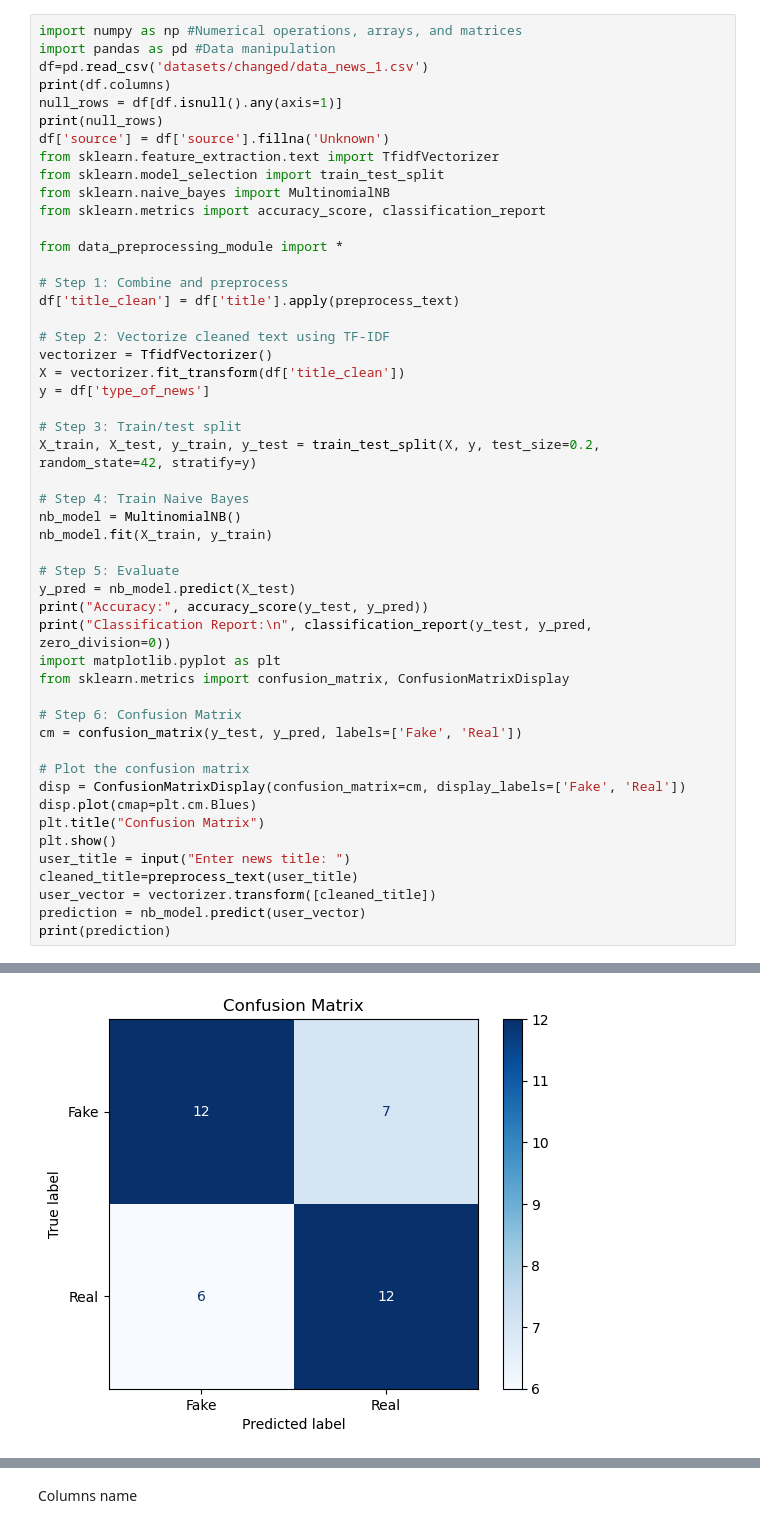
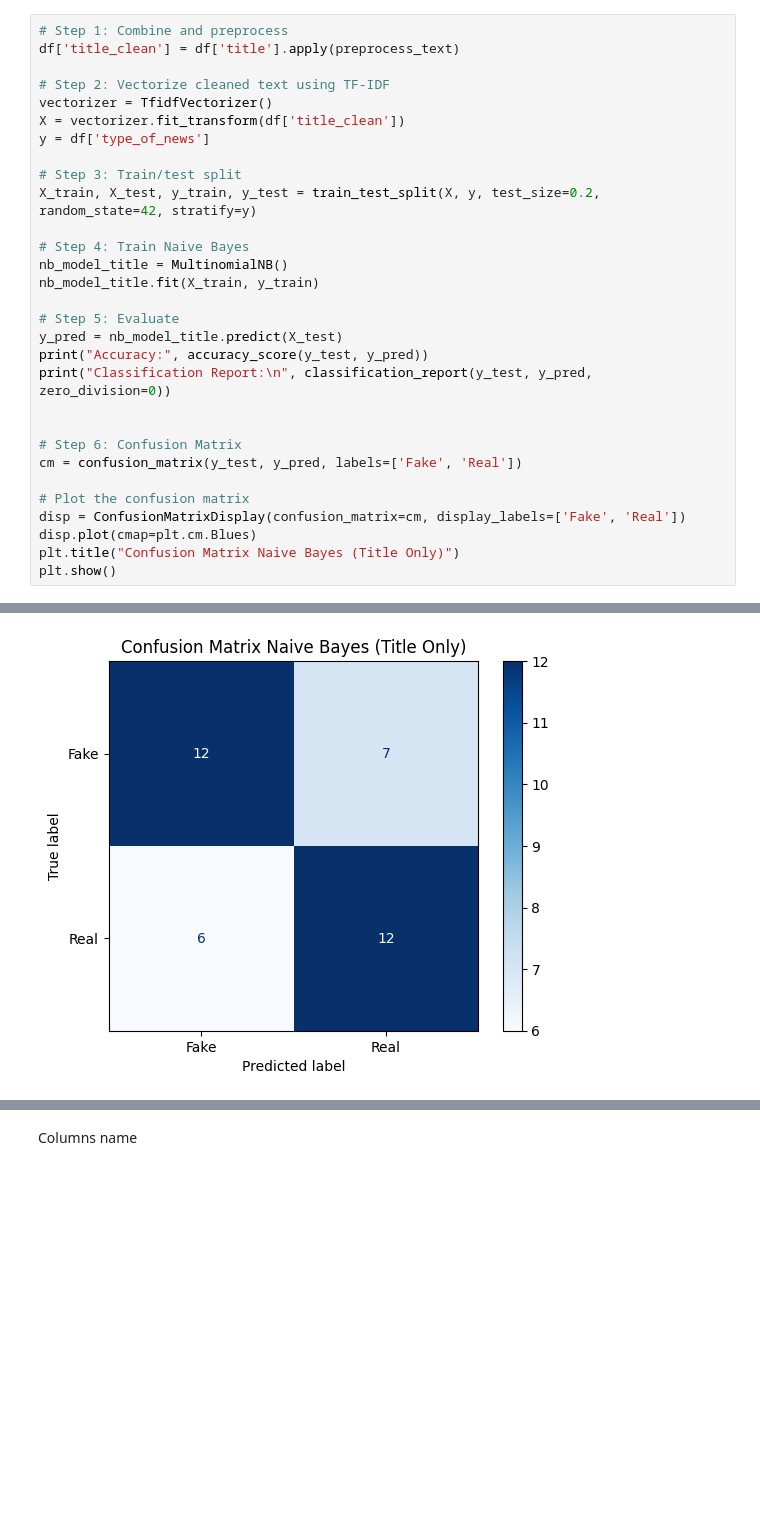
Before and after one commit to Panthi2001/Natural_Language, a Jupyter notebook: naiveBayesUnigram.ipynb, the cells around one changed output, grey strips where cells are left out. Saved outputs shown, nothing was run; the diff lists cells and outputs as text; blank space fills up the shorter version.

```diff
--- a/naiveBayesUnigram.ipynb
+++ b/naiveBayesUnigram.ipynb
@@ -1,18 +39,4 @@
 # %%
-import numpy as np #Numerical operations, arrays, and matrices
-import pandas as pd #Data manipulation
-df=pd.read_csv('datasets/changed/data_news_1.csv')
-print(df.columns)
-null_rows = df[df.isnull().any(axis=1)]
-print(null_rows)
-df['source'] = df['source'].fillna('Unknown')
-from sklearn.feature_extraction.text import TfidfVectorizer
-from sklearn.model_selection import train_test_split
-from sklearn.naive_bayes import MultinomialNB
-from sklearn.metrics import accuracy_score, classification_report
-
-from data_preprocessing_module import *
-
 # Step 1: Combine and preprocess
 df['title_clean'] = df['title'].apply(preprocess_text)
 
@@ -25,15 +49,14 @@ y = df['type_of_news']
 X_train, X_test, y_train, y_test = train_test_split(X, y, test_size=0.2, random_state=42, stratify=y)
 
 # Step 4: Train Naive Bayes
-nb_model = MultinomialNB()
-nb_model.fit(X_train, y_train)
+nb_model_title = MultinomialNB()
+nb_model_title.fit(X_train, y_train)
 
 # Step 5: Evaluate
-y_pred = nb_model.predict(X_test)
+y_pred = nb_model_title.predict(X_test)
 print("Accuracy:", accuracy_score(y_test, y_pred))
 print("Classification Report:\n", classification_report(y_test, y_pred, zero_division=0))
-import matplotlib.pyplot as plt
-from sklearn.metrics import confusion_matrix, ConfusionMatrixDisplay
+
 
 # Step 6: Confusion Matrix
 cm = confusion_matrix(y_test, y_pred, labels=['Fake', 'Real'])
@@ -41,11 +64,6 @@ cm = confusion_matrix(y_test, y_pred, labels=['Fake', 'Real'])
 # Plot the confusion matrix
 disp = ConfusionMatrixDisplay(confusion_matrix=cm, display_labels=['Fake', 'Real'])
 disp.plot(cmap=plt.cm.Blues)
-plt.title("Confusion Matrix")
+plt.title("Confusion Matrix Naive Bayes (Title Only)")
 plt.show()
-user_title = input("Enter news title: ")
-cleaned_title=preprocess_text(user_title)
-user_vector = vectorizer.transform([cleaned_title])
-prediction = nb_model.predict(user_vector)
-print(prediction)
 # %% [output]
@@ -88 +80 @@ weighted avg       0.65      0.65      0.65        37
-[figure, old version]
+[figure, new version]
```
Also changed, not shown: parts of 5 cells of this notebook, 2 other files.
